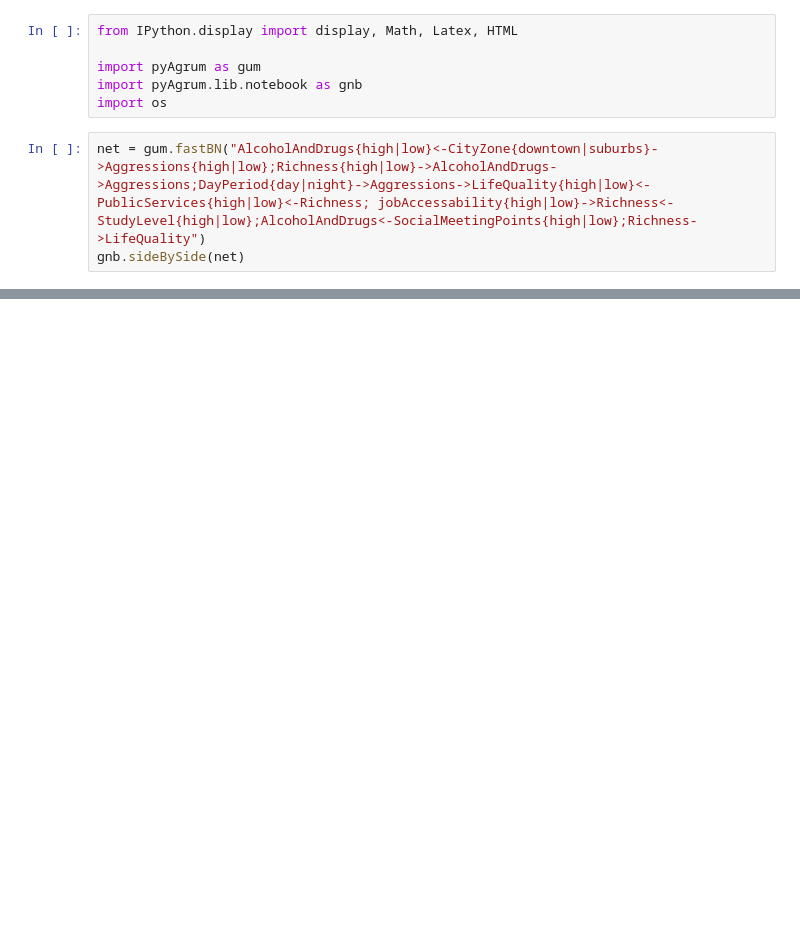
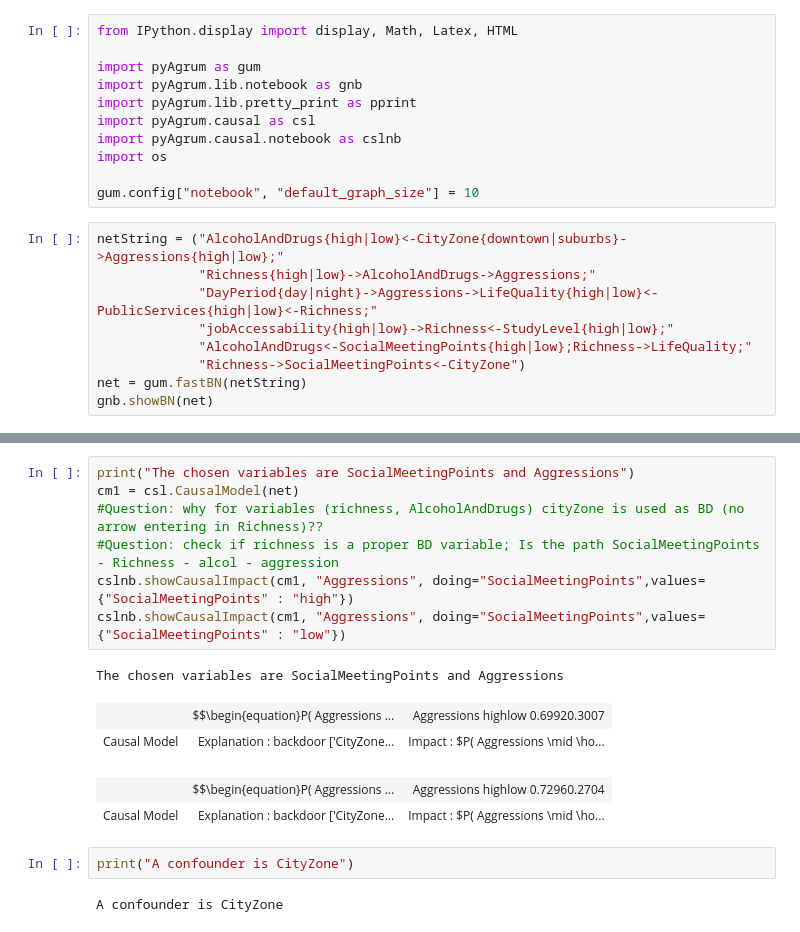
Before and after one commit to Jimmy-INL/AI-CausalInference, a Jupyter notebook: causalInference.ipynb, the cells around one changed output, grey strips where cells are left out. Cells and saved outputs as stored; diff of their text form; blank space fills up the shorter version.

Commit message:
point 4 started

```diff
--- a/causalInference.ipynb
+++ b/causalInference.ipynb
@@ -16,8 +7,19 @@ from IPython.display import display, Math, Latex, HTML
 
 import pyAgrum as gum
 import pyAgrum.lib.notebook as gnb
+import pyAgrum.lib.pretty_print as pprint
+import pyAgrum.causal as csl
+import pyAgrum.causal.notebook as cslnb
 import os
+
+gum.config["notebook", "default_graph_size"] = 10
 # %%
-net = gum.fastBN("AlcoholAndDrugs{high|low}<-CityZone{downtown|suburbs}->Aggressions{high|low};Richness{high|low}->AlcoholAndDrugs->Aggressions;DayPeriod{day|night}->Aggressions->LifeQuality{high|low}<-PublicServices{high|low}<-Richness; jobAccessability{high|low}->Richness<-StudyLevel{high|low};AlcoholAndDrugs<-SocialMeetingPoints{high|low};Richness->LifeQuality")
-gnb.sideBySide(net)
+netString = ("AlcoholAndDrugs{high|low}<-CityZone{downtown|suburbs}->Aggressions{high|low};"
+             "Richness{high|low}->AlcoholAndDrugs->Aggressions;"
+             "DayPeriod{day|night}->Aggressions->LifeQuality{high|low}<-PublicServices{high|low}<-Richness;"
+             "jobAccessability{high|low}->Richness<-StudyLevel{high|low};"
+             "AlcoholAndDrugs<-SocialMeetingPoints{high|low};Richness->LifeQuality;"
+             "Richness->SocialMeetingPoints<-CityZone")
+net = gum.fastBN(netString)
+gnb.showBN(net)
 # %% [output]
@@ -24,0 +86,17 @@ gnb.sideBySide(net)
+# %%
+print("The chosen variables are SocialMeetingPoints and Aggressions")
+cm1 = csl.CausalModel(net)
+#Question: why for variables (richness, AlcoholAndDrugs) cityZone is used as BD (no arrow entering in Richness)??
+#Question: check if richness is a proper BD variable; Is the path SocialMeetingPoints - Richness - alcol - aggression
+cslnb.showCausalImpact(cm1, "Aggressions", doing="SocialMeetingPoints",values={"SocialMeetingPoints" : "high"})
+cslnb.showCausalImpact(cm1, "Aggressions", doing="SocialMeetingPoints",values={"SocialMeetingPoints" : "low"})
+# %% [output]
+The chosen variables are SocialMeetingPoints and Aggressions
+|  | $$\begin{equation}P( Aggressions ... | Aggressions highlow 0.69920.3007 |
+| Causal Model | Explanation : backdoor ['CityZone... | Impact : $P( Aggressions \mid \ho... |
+|  | $$\begin{equation}P( Aggressions ... | Aggressions highlow 0.72960.2704 |
+| Causal Model | Explanation : backdoor ['CityZone... | Impact : $P( Aggressions \mid \ho... |
+# %%
+print("A confounder is CityZone")
+# %% [output]
+A confounder is CityZone
```
Also changed, not shown: parts of 14 cells of this notebook, 4 other files.
